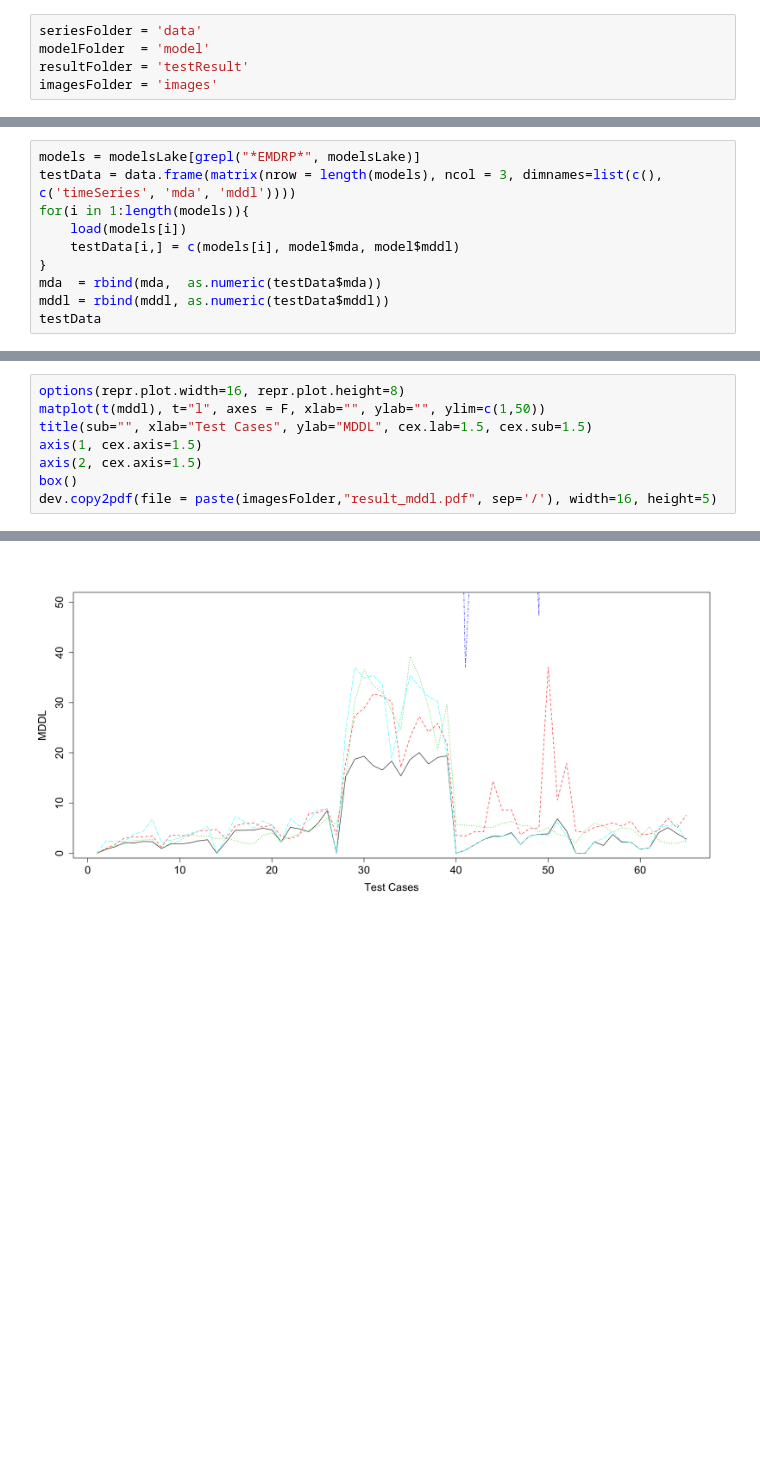
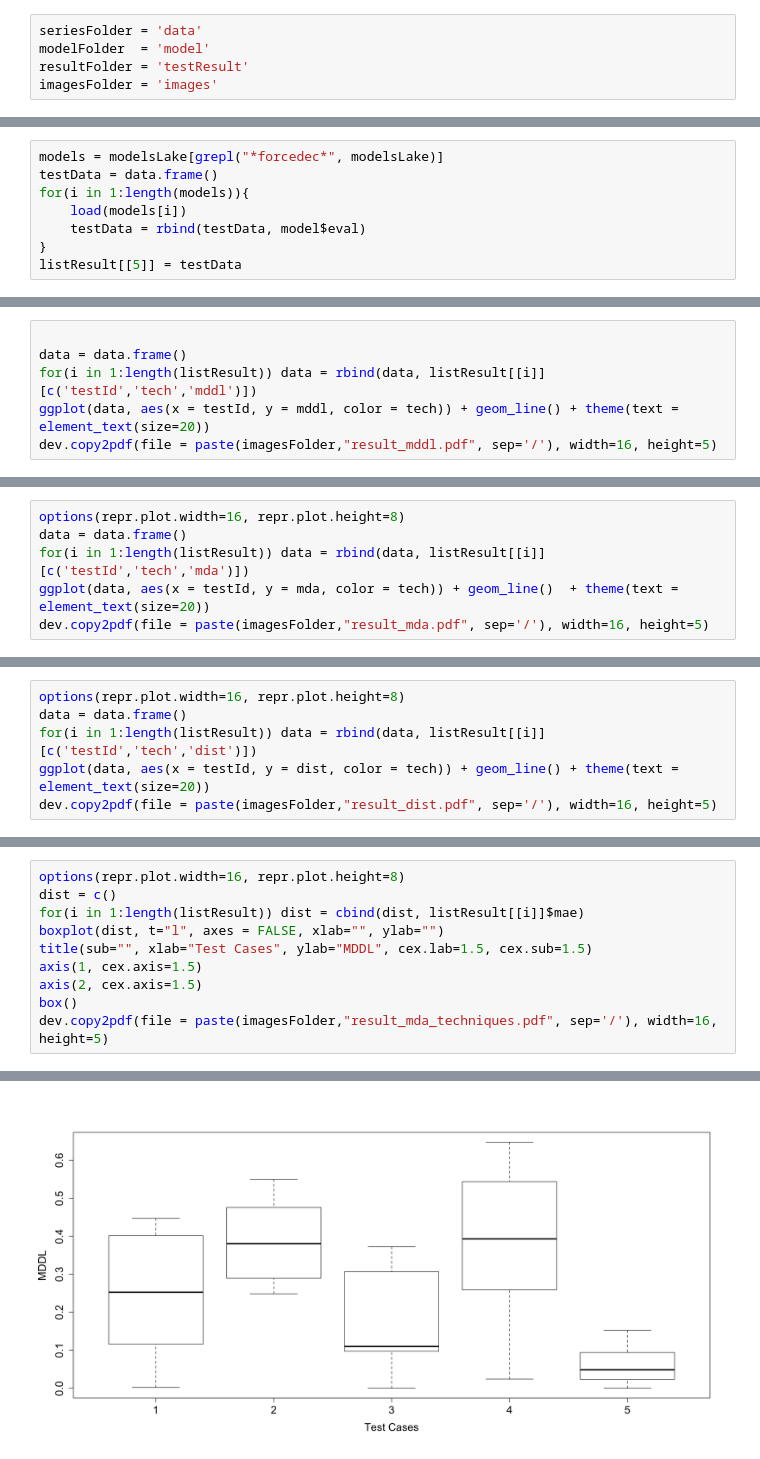
Before and after one commit to felipelageduarte/Doutorado, a Jupyter notebook: 3 - Results.ipynb, the cells around one changed output, grey strips where cells are left out. Drawn from its saved outputs; the diff is of its cells as text; blank space fills up the shorter version.

```diff
--- a/3 - Results.ipynb
+++ b/3 - Results.ipynb
@@ -144,10 +58,8 @@ testData
 # %%
-models = modelsLake[grepl("*EMDRP*", modelsLake)]
-testData = data.frame(matrix(nrow = length(models), ncol = 3, dimnames=list(c(), c('timeSeries', 'mda', 'mddl'))))
+models = modelsLake[grepl("*forcedec*", modelsLake)]
+testData = data.frame()
 for(i in 1:length(models)){
     load(models[i])
-    testData[i,] = c(models[i], model$mda, model$mddl)
+    testData = rbind(testData, model$eval)
 }
-mda  = rbind(mda,  as.numeric(testData$mda))
-mddl = rbind(mddl, as.numeric(testData$mddl))
-testData
+listResult[[5]] = testData
@@ -171,0 +167,6 @@ testData
+# %%
+
+data = data.frame()
+for(i in 1:length(listResult)) data = rbind(data, listResult[[i]][c('testId','tech','mddl')])
+ggplot(data, aes(x = testId, y = mddl, color = tech)) + geom_line() + theme(text = element_text(size=20))
+dev.copy2pdf(file = paste(imagesFolder,"result_mddl.pdf", sep='/'), width=16, height=5)
@@ -171,0 +177,6 @@ testData
+# %%
+options(repr.plot.width=16, repr.plot.height=8)
+data = data.frame()
+for(i in 1:length(listResult)) data = rbind(data, listResult[[i]][c('testId','tech','mda')])
+ggplot(data, aes(x = testId, y = mda, color = tech)) + geom_line()  + theme(text = element_text(size=20))
+dev.copy2pdf(file = paste(imagesFolder,"result_mda.pdf", sep='/'), width=16, height=5)
@@ -171,0 +187,6 @@ testData
+# %%
+options(repr.plot.width=16, repr.plot.height=8)
+data = data.frame()
+for(i in 1:length(listResult)) data = rbind(data, listResult[[i]][c('testId','tech','dist')])
+ggplot(data, aes(x = testId, y = dist, color = tech)) + geom_line() + theme(text = element_text(size=20))
+dev.copy2pdf(file = paste(imagesFolder,"result_dist.pdf", sep='/'), width=16, height=5)
@@ -172,12 +197,14 @@ testData
 # %%
 options(repr.plot.width=16, repr.plot.height=8)
-matplot(t(mddl), t="l", axes = F, xlab="", ylab="", ylim=c(1,50))
+dist = c()
+for(i in 1:length(listResult)) dist = cbind(dist, listResult[[i]]$mae)
+boxplot(dist, t="l", axes = FALSE, xlab="", ylab="")
 title(sub="", xlab="Test Cases", ylab="MDDL", cex.lab=1.5, cex.sub=1.5)
 axis(1, cex.axis=1.5)
 axis(2, cex.axis=1.5)
 box()
-dev.copy2pdf(file = paste(imagesFolder,"result_mddl.pdf", sep='/'), width=16, height=5)
+dev.copy2pdf(file = paste(imagesFolder,"result_mda_techniques.pdf", sep='/'), width=16, height=5)
 # %% [output]
 pdf
   2
-[figure, old version]
+[figure, new version]
```
Also changed, not shown: parts of 18 cells of this notebook, 4 other files.
